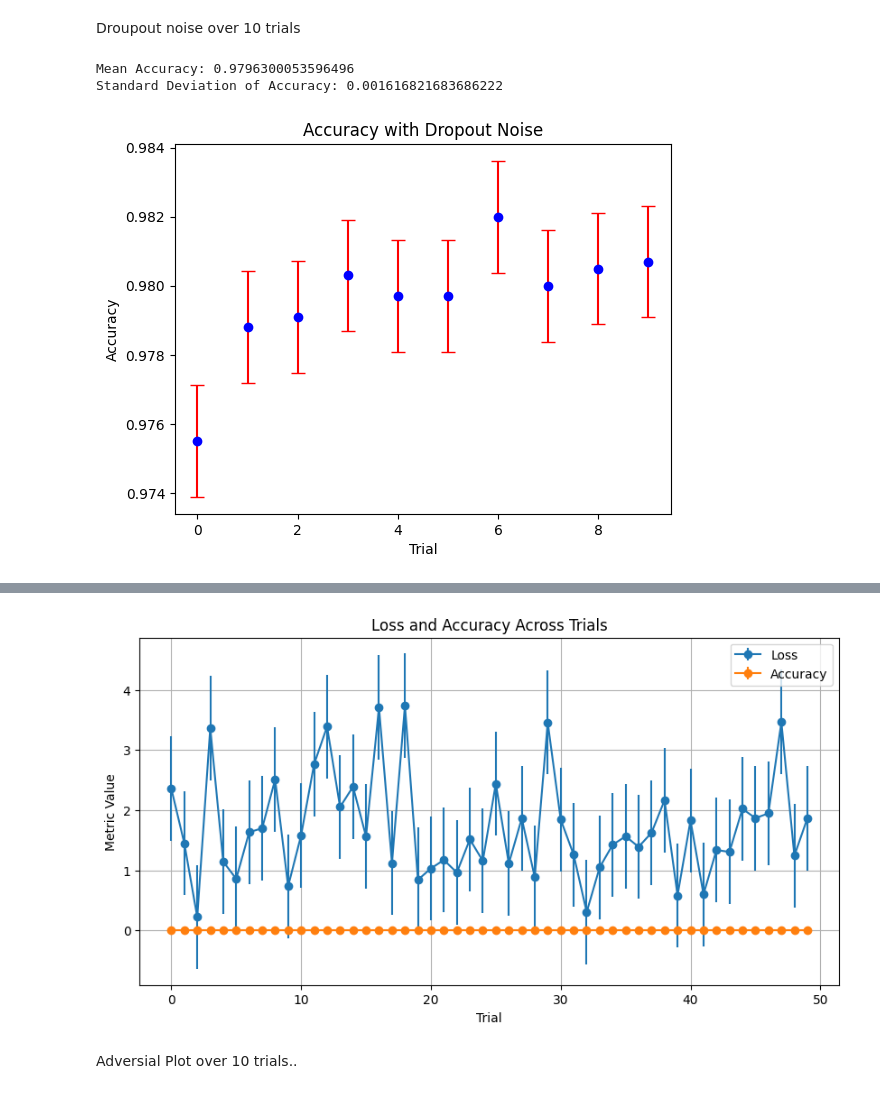
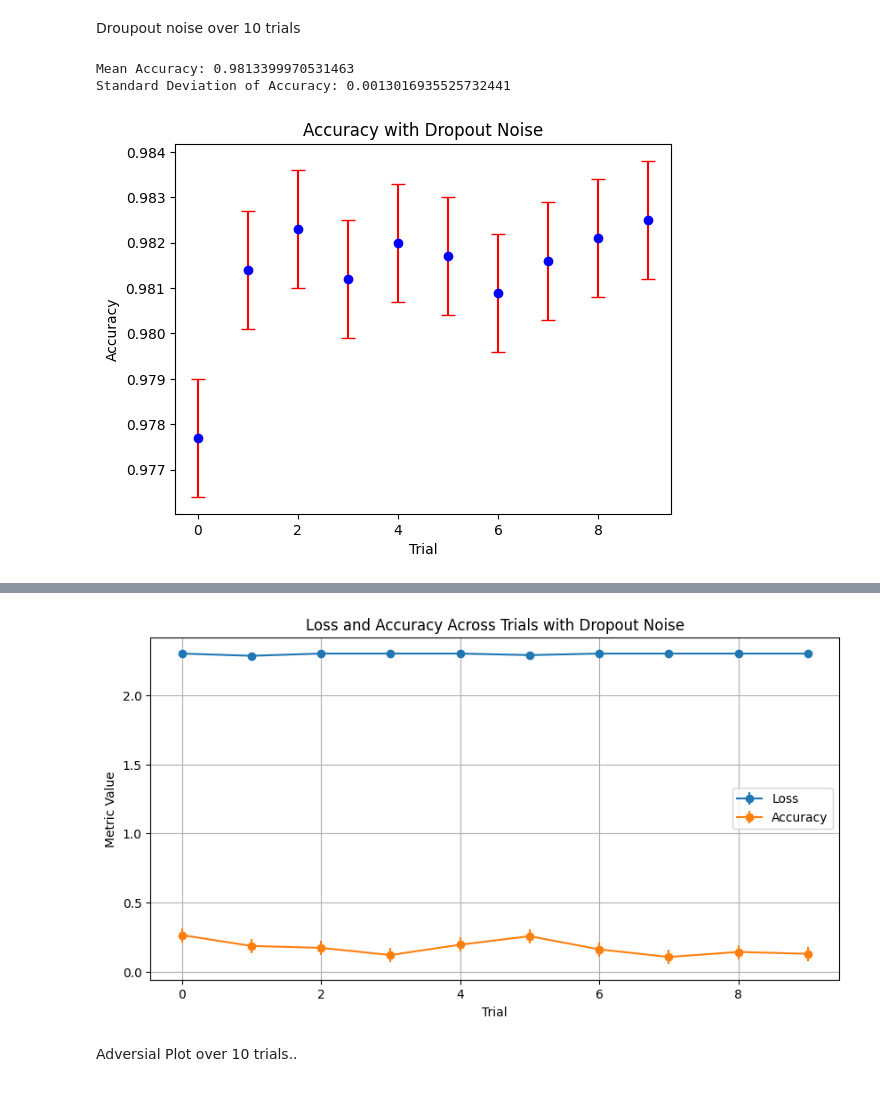
Before and after one commit to mr-nudo/neuronModels1, a Jupyter notebook: feedforward+noise.ipynb, the cells around one changed output, grey strips where cells are left out. Cells and saved outputs as stored; diff of their text form; code cells hidden in the pictures.

```diff
--- a/feedforward+noise.ipynb
+++ b/feedforward+noise.ipynb
@@ -483,8 +456,8 @@ def evaluate_model(model, X_test, y_test):
     return accuracy
 
 # Define experiment parameters
-std_devs = [0.01, 0.1, 1.0, 1.5, 3.0]  # Standard deviations of Gaussian noise
-trials = 5  # Number of trials
+std_devs = [0.1, 1.0, 3.0]  # Standard deviations of Gaussian noise
+trials = 10  # Number of trials
 
 # Initialize lists to store results
 accuracies = []
@@ -579,7 +552,7 @@ model.compile(optimizer='adam',
 
 # Define experiment parameters
 num_trials = 10
-epochs = 5
+epochs = 10
 
 # Lists to store results
 accuracies = []
@@ -606,37 +579,40 @@ plt.ylabel('Accuracy')
 plt.title('Accuracy with Dropout Noise')
 plt.show()
 # %% [output]
-Mean Accuracy: 0.9796300053596496
-Standard Deviation of Accuracy: 0.001616821683686222
+Mean Accuracy: 0.9813399970531463
+Standard Deviation of Accuracy: 0.0013016935525732441
-[figure, old version]
+[figure, new version]
 # %%
 import numpy as np
 import matplotlib.pyplot as plt
 import tensorflow as tf
+from tensorflow.keras.datasets import mnist
 
 # Function to create the feedforward neural network model
 def create_model():
     model = tf.keras.Sequential([
-        tf.keras.layers.Dense(10, activation='relu', input_shape=(1,)),
+        tf.keras.layers.Flatten(input_shape=(28, 28)),
         tf.keras.layers.Dropout(0.2),  # Adding dropout layer
-        tf.keras.layers.Dense(1)
+        tf.keras.layers.Dense(128, activation='relu'),
+        tf.keras.layers.Dropout(0.2),  # Adding another dropout layer
+        tf.keras.layers.Dense(10)
     ])
     return model
 
 # Function to train the model and return accuracy and loss
 def train_model(X_train, y_train, X_test, y_test):
     model = create_model()
-    model.compile(optimizer='adam', loss='mse', metrics=['accuracy'])
-    history = model.fit(X_train, y_train, epochs=50, verbose=0, validation_data=(X_test, y_test))
+    model.compile(optimizer='adam', loss='sparse_categorical_crossentropy', metrics=['accuracy'])
+    history = model.fit(X_train, y_train, epochs=10, verbose=0, validation_data=(X_test, y_test))
     loss, accuracy = model.evaluate(X_test, y_test, verbose=0)
     return loss, accuracy
 
-# Generate synthetic data
-np.random.seed(0)
-X_train = np.random.randn(100, 1)
-y_train = 2 * X_train.squeeze() + 1 + 0.1 * np.random.randn(100)
-X_test = np.random.randn(20, 1)
-y_test = 2 * X_test.squeeze() + 1 + 0.1 * np.random.randn(20)
+# Load and preprocess the MNIST dataset
+(x_train, y_train), (x_test, y_test) = mnist.load_data()
+x_train, x_test = x_train / 255.0, x_test / 255.0
+
+# Simulate dropout noise by randomly setting some pixel values to zero during training
+dropout_rate = 0.2
 
 # Number of trials
 num_trials = 10
@@ -647,7 +623,10 @@ accuracies = np.zeros(num_trials)
 
 # Train the model for multiple trials
 for i in range(num_trials):
-    loss, accuracy = train_model(X_train, y_train, X_test, y_test)
+    # Add dropout noise
+    x_train_noisy = np.where(np.random.rand(*x_train.shape) < dropout_rate, 0, x_train)
+    x_test_noisy = np.where(np.random.rand(*x_test.shape) < dropout_rate, 0, x_test)
+    loss, accuracy = train_model(x_train_noisy, y_train, x_test_noisy, y_test)
     losses[i] = loss
     accuracies[i] = accuracy
 
@@ -669,7 +648,7 @@ plt.errorbar(range(num_trials), losses, yerr=std_dev_loss, fmt='o-', label='Loss
 plt.errorbar(range(num_trials), accuracies, yerr=std_dev_accuracy, fmt='o-', label='Accuracy')
 plt.xlabel('Trial')
 plt.ylabel('Metric Value')
-plt.title('Loss and Accuracy Across Trials')
+plt.title('Loss and Accuracy Across Trials with Dropout Noise')
 plt.legend()
 plt.grid(True)
 plt.show()
@@ -681,4 +660,4 @@ Standard Deviation of Accuracy: 0.0
-[figure, old version]
+[figure, new version]
 # %% [markdown]
 Adversial Plot over 10 trials..
 # %%
```
Also changed, not shown: parts of 11 cells of this notebook.
